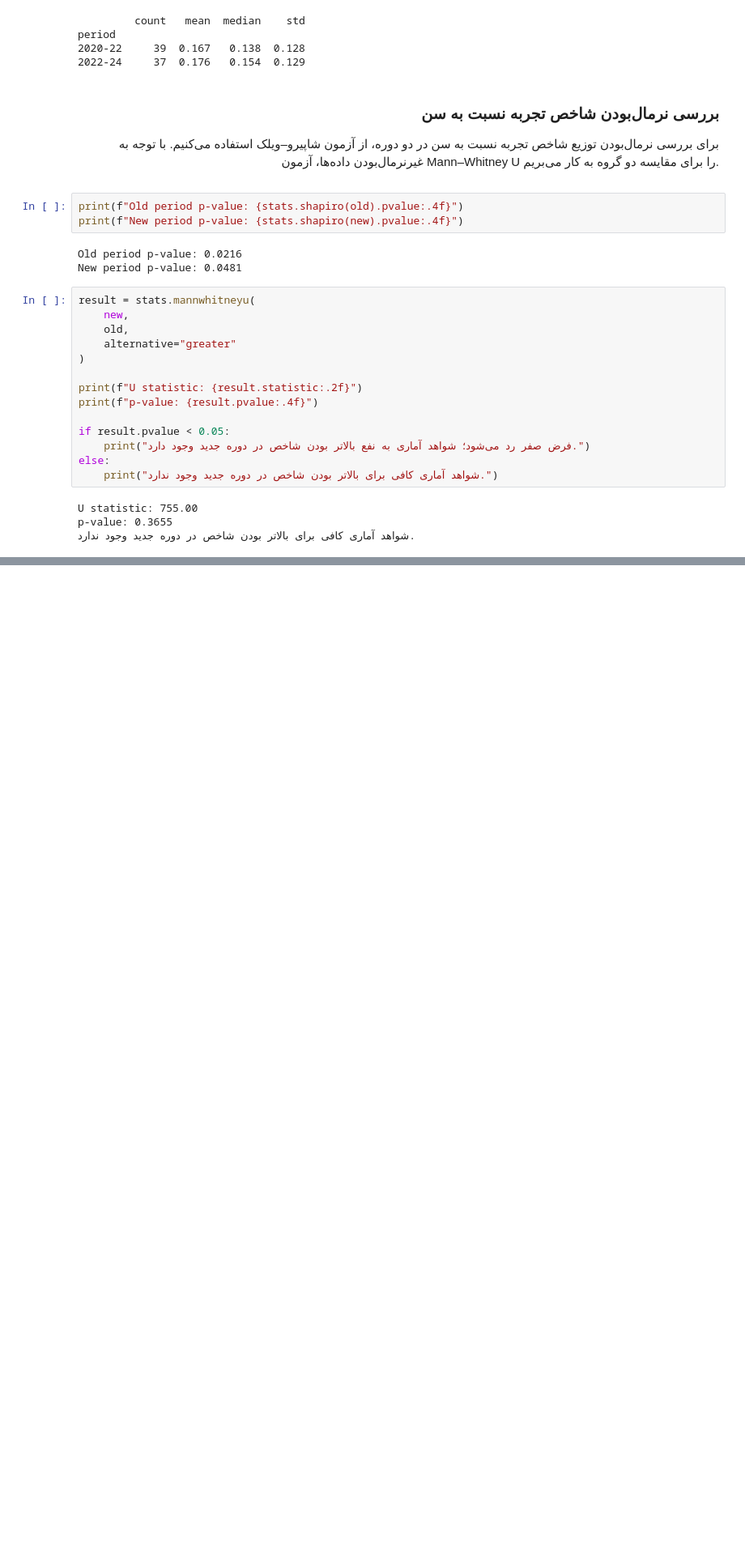
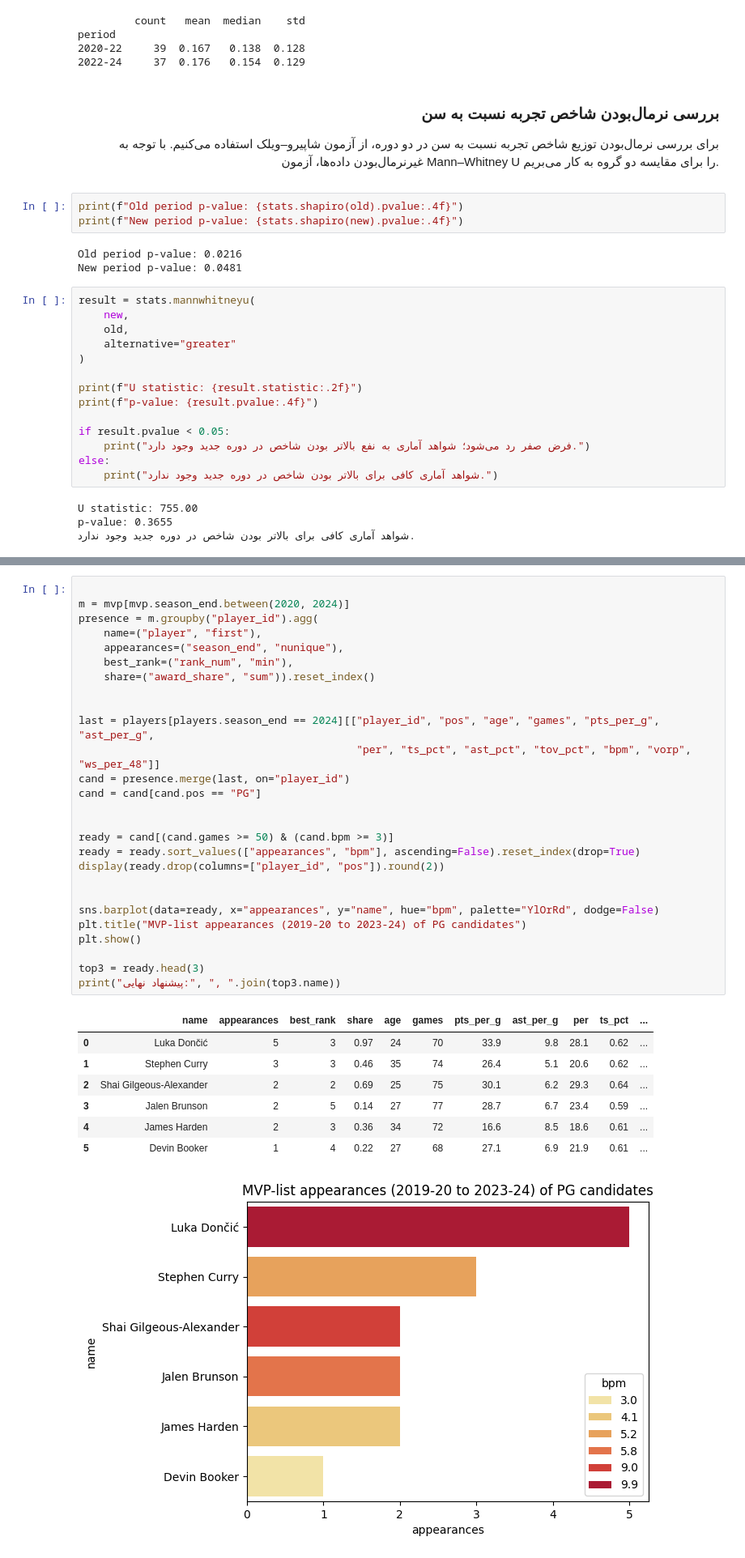
Before and after one commit to bahramzarean/QBC-Group3-EDA-NBA-Analysis, a Jupyter notebook: NBA/NBA_EDA.ipynb, the cells around one changed output, grey strips where cells are left out. Shown at 81% size. Cells and saved outputs as stored; diff of their text form; blank space fills up the shorter version.

```diff
--- a/NBA/NBA_EDA.ipynb
+++ b/NBA/NBA_EDA.ipynb
@@ -616,0 +849,36 @@ Median difference (New - Old): 0.016
+# %%
+
+m = mvp[mvp.season_end.between(2020, 2024)]
+presence = m.groupby("player_id").agg(
+    name=("player", "first"),
+    appearances=("season_end", "nunique"),
+    best_rank=("rank_num", "min"),
+    share=("award_share", "sum")).reset_index()
+
+
+last = players[players.season_end == 2024][["player_id", "pos", "age", "games", "pts_per_g", "ast_per_g",
+                                            "per", "ts_pct", "ast_pct", "tov_pct", "bpm", "vorp", "ws_per_48"]]
+cand = presence.merge(last, on="player_id")
+cand = cand[cand.pos == "PG"]
+
+
+ready = cand[(cand.games >= 50) & (cand.bpm >= 3)]
+ready = ready.sort_values(["appearances", "bpm"], ascending=False).reset_index(drop=True)
+display(ready.drop(columns=["player_id", "pos"]).round(2))
+
+
+sns.barplot(data=ready, x="appearances", y="name", hue="bpm", palette="YlOrRd", dodge=False)
+plt.title("MVP-list appearances (2019-20 to 2023-24) of PG candidates")
+plt.show()
+
+top3 = ready.head(3)
+print("پیشنهاد نهایی:", ", ".join(top3.name))
+# %% [output]
+|  | name | appearances | best_rank | share | age | games | pts_per_g | ast_per_g | per | ts_pct | ... |
+| 0 | Luka Dončić | 5 | 3 | 0.97 | 24 | 70 | 33.9 | 9.8 | 28.1 | 0.62 | ... |
+| 1 | Stephen Curry | 3 | 3 | 0.46 | 35 | 74 | 26.4 | 5.1 | 20.6 | 0.62 | ... |
+| 2 | Shai Gilgeous-Alexander | 2 | 2 | 0.69 | 25 | 75 | 30.1 | 6.2 | 29.3 | 0.64 | ... |
+| 3 | Jalen Brunson | 2 | 5 | 0.14 | 27 | 77 | 28.7 | 6.7 | 23.4 | 0.59 | ... |
+| 4 | James Harden | 2 | 3 | 0.36 | 34 | 72 | 16.6 | 8.5 | 18.6 | 0.61 | ... |
+| 5 | Devin Booker | 1 | 4 | 0.22 | 27 | 68 | 27.1 | 6.9 | 21.9 | 0.61 | ... |
+[figure, added]
```
Also changed, not shown: parts of 20 cells of this notebook.
